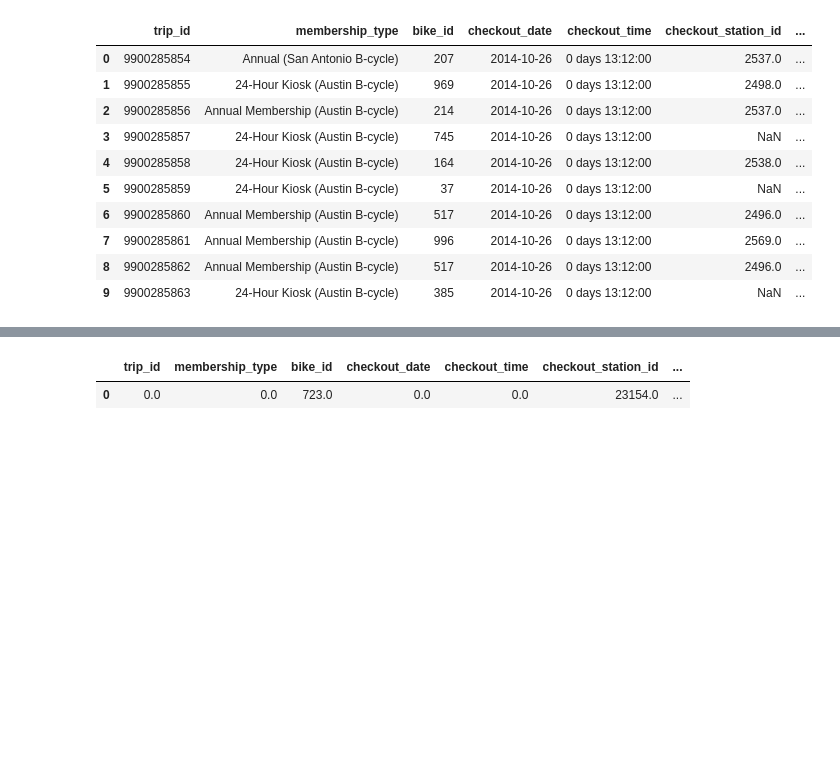
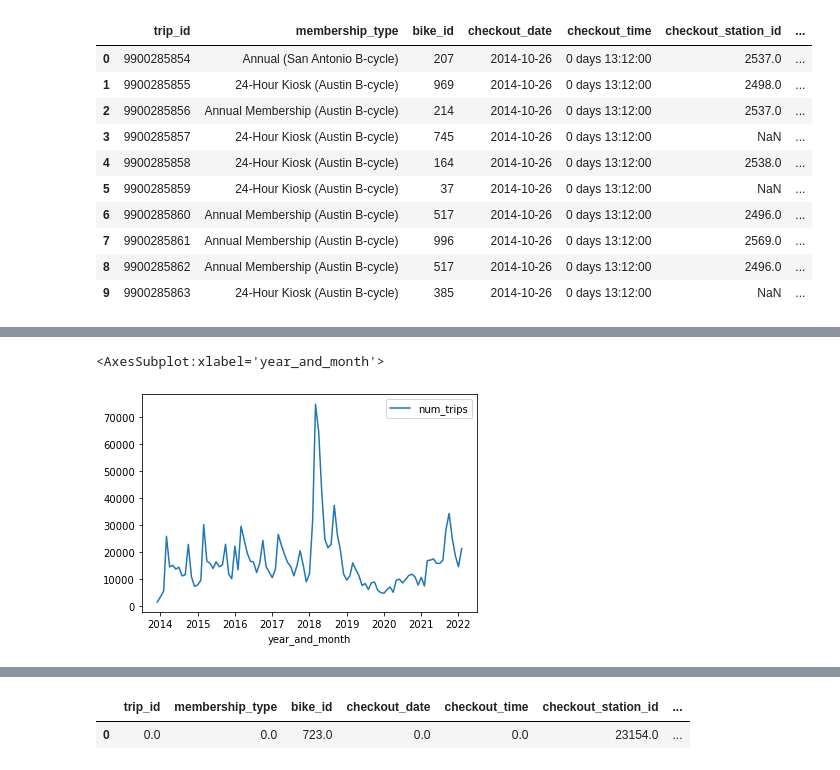
Before and after one commit to MQuigley2/bikeshare, a Jupyter notebook: bikeshare_initial_data_exploration.ipynb, the cells around one changed output, grey strips where cells are left out. Cells and saved outputs as stored; diff of their text form; code cells hidden in the pictures; blank space fills up the shorter version.

```diff
--- a/bikeshare_initial_data_exploration.ipynb
+++ b/bikeshare_initial_data_exploration.ipynb
@@ -33,0 +63,10 @@ exec_query('SELECT * FROM stations LIMIT 10')
+# %%
+total_trips_by_year_and_month=exec_query("""
+    SELECT
+        COUNT(*) AS num_trips,
+        DATE_SUB(checkout_date, INTERVAL DAY(checkout_date)-1 DAY) AS year_and_month
+    FROM trips
+    GROUP BY year_and_month
+    ORDER BY year_and_month ;""")
+
+total_trips_by_year_and_month
@@ -33,0 +87,5 @@ exec_query('SELECT * FROM stations LIMIT 10')
+# %%
+total_trips_by_year_and_month.plot(x="year_and_month",y="num_trips")
+# %% [output]
+<AxesSubplot:xlabel='year_and_month'>
+[figure, added]
```
Also changed, not shown: parts of 64 cells of this notebook, 1 other file.
